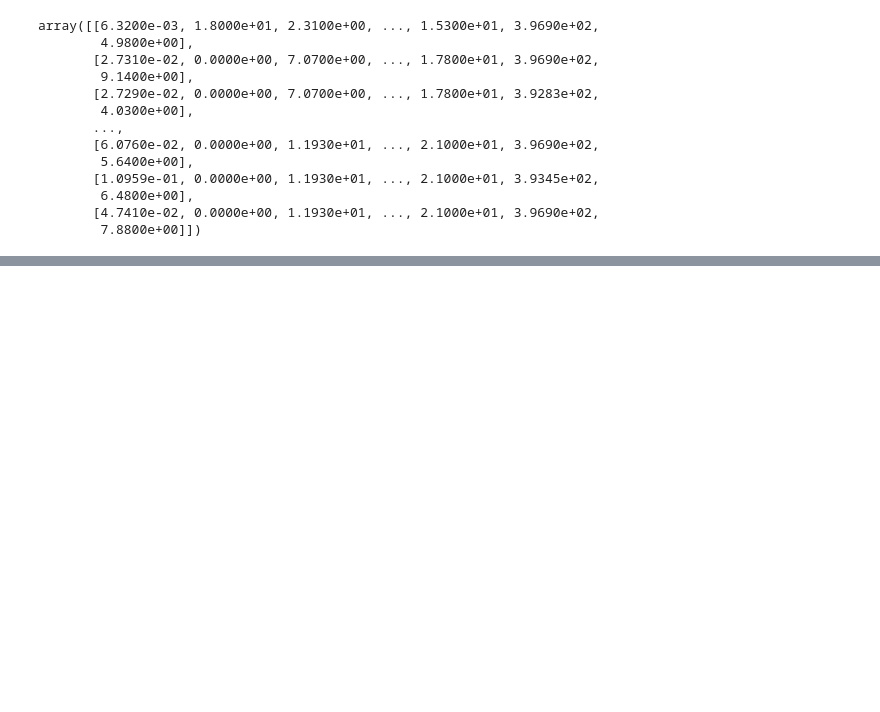
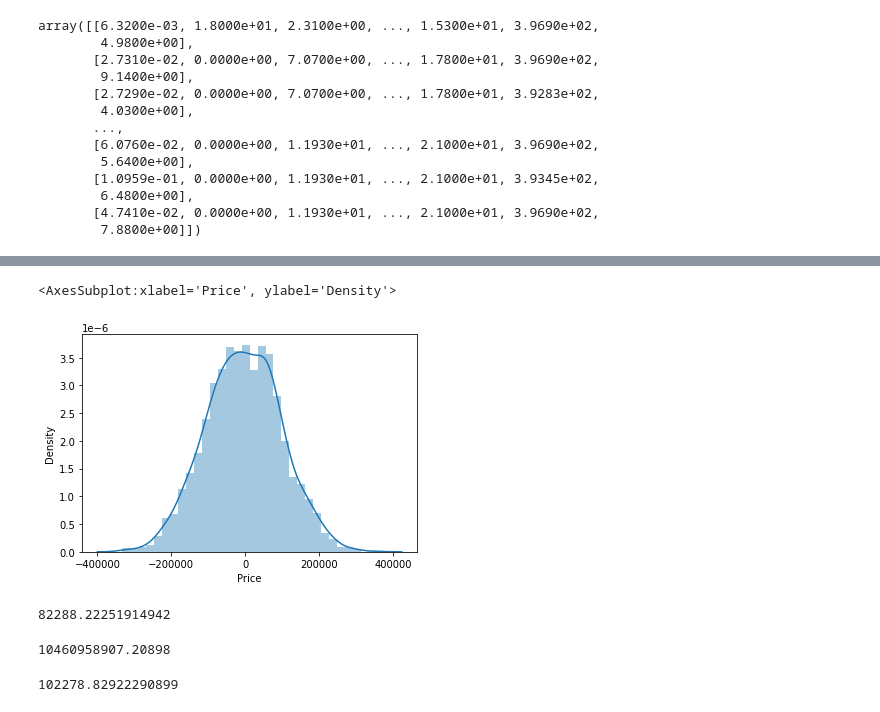
Before and after one commit to MajidImani/data-science-machine-learning, a Jupyter notebook: linear-regression/linear-regression-usa-housing.ipynb, the cells around one changed output, grey strips where cells are left out. Cells and saved outputs as stored; diff of their text form; code cells hidden in the pictures; blank space fills up the shorter version.

```diff
--- a/linear-regression/linear-regression-usa-housing.ipynb
+++ b/linear-regression/linear-regression-usa-housing.ipynb
@@ -160,0 +190,5 @@ array([[6.3200e-03, 1.8000e+01, 2.3100e+00, ..., 1.5300e+01, 3.9690e+02,
+# %%
+sns.distplot((y_test-predictions))
+# %% [output]
+<AxesSubplot:xlabel='Price', ylabel='Density'>
+[figure, added]
@@ -160,0 +197,12 @@ array([[6.3200e-03, 1.8000e+01, 2.3100e+00, ..., 1.5300e+01, 3.9690e+02,
+# %%
+metrics.mean_absolute_error(y_test,predictions)
+# %% [output]
+82288.22251914942
+# %%
+metrics.mean_squared_error(y_test,predictions)
+# %% [output]
+10460958907.20898
+# %%
+np.sqrt(metrics.mean_squared_error(y_test,predictions))
+# %% [output]
+102278.82922290899
```
Also changed, not shown: parts of 6 cells of this notebook.
